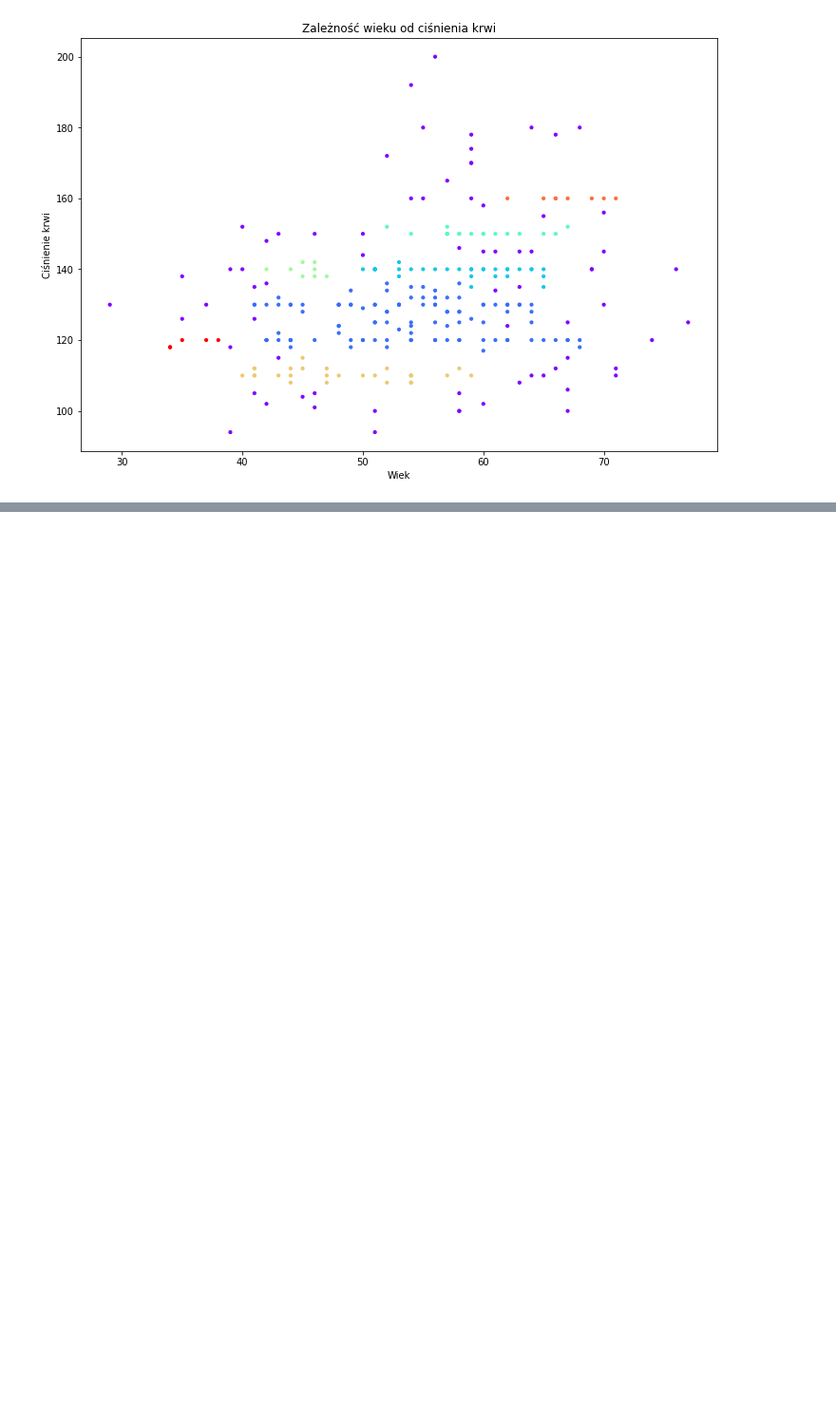
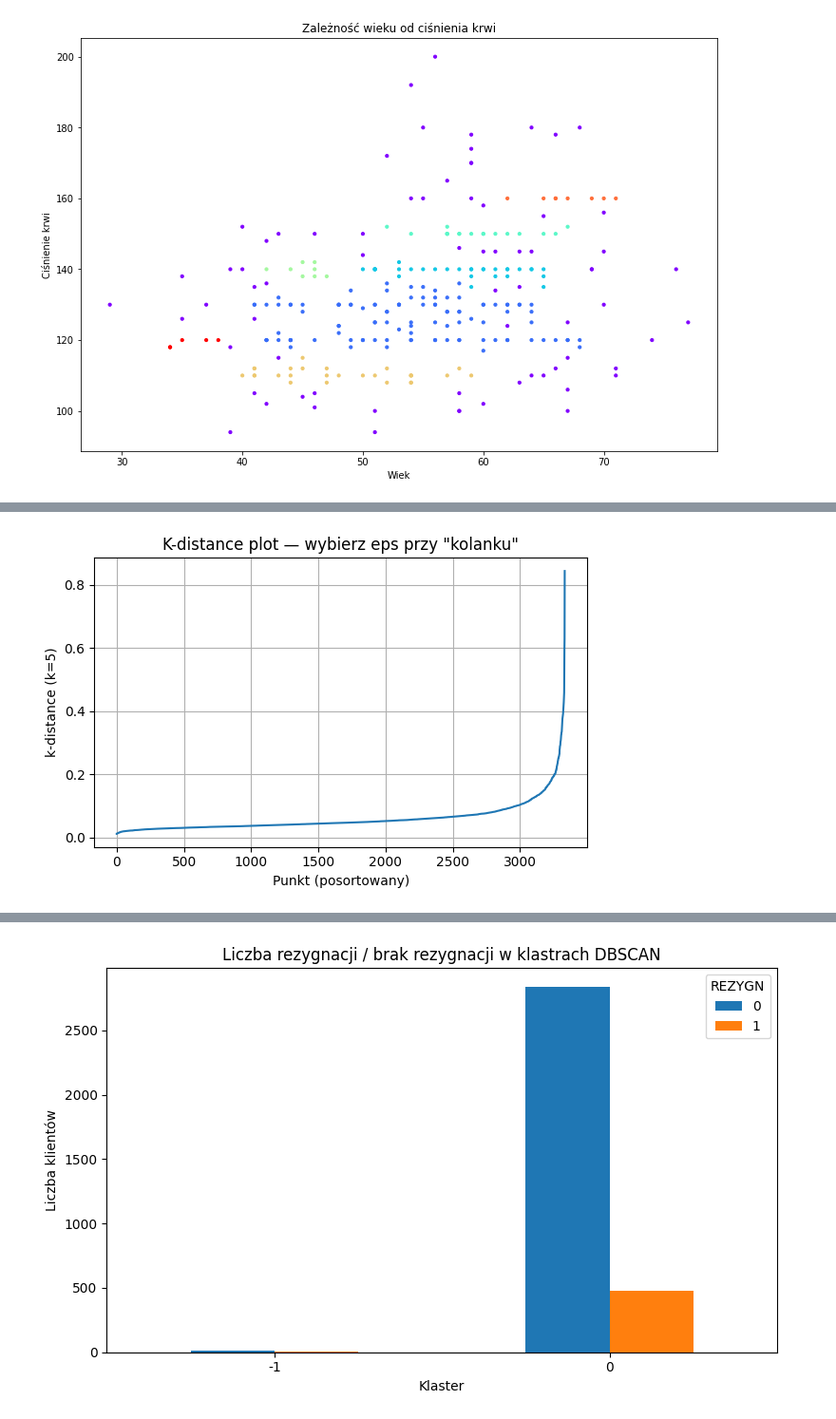
Before and after one commit to M3T1X1/UNIVERSITY, a Jupyter notebook: semester_5/data_exploration/praca_wlasna2/Grupowanie2025.ipynb, the cells around one changed output, grey strips where cells are left out. Shown at 95% size. Cells and saved outputs as stored; diff of their text form; code cells hidden in the pictures; blank space fills up the shorter version.

```diff
--- a/semester_5/data_exploration/praca_wlasna2/Grupowanie2025.ipynb
+++ b/semester_5/data_exploration/praca_wlasna2/Grupowanie2025.ipynb
@@ -767,11 +829,21 @@ Etykiety grup dla obiektów: [-1 -1  0  0 -1  0  0  4  1  2  1  1  3 -1  0 -1  3
 #5. Porównać otrzymane skupienia ze skupieniami uzyskanymi w Zadaniu 2 i 3 (czy coś je łączy).
 
 import pandas as pd
+import numpy as np
+import matplotlib.pyplot as plt
 from sklearn.cluster import DBSCAN
+from sklearn.preprocessing import StandardScaler
+from sklearn.neighbors import NearestNeighbors
+
+import pandas as pd
+import numpy as np
+import matplotlib.pyplot as plt
+from sklearn.cluster import DBSCAN
+from sklearn.preprocessing import StandardScaler
+from sklearn.neighbors import NearestNeighbors
 
 data = pd.read_csv('rezygnacje.csv')
 
-# tylko do KMeans
 data['SUMA_MINUT'] = (
     data['DZIEN_MIN'] +
     data['WIECZOR_MIN'] +
@@ -779,20 +851,74 @@ data['SUMA_MINUT'] = (
     data['MIEDZY_MIN']
 )
 
-
 data['SUMA_KASY'] = (
     data['DZIEN_OPLATA'] +
     data['WIECZ_OPLATA'] +
     data['NOC_OPLATA'] +
     data['MIEDZY_OPLATA']
 )
-X = data[['SUMA_MINUT','SUMA_KASY','REZYGN']]
 
+X = data[['SUMA_MINUT', 'SUMA_KASY', 'REZYGN']].copy()
 X.to_csv('zd4_pliczek.csv', index=False)
 
-print(X)
+X_DB = data[['SUMA_MINUT', 'SUMA_KASY']].values
 
-DB = DBSCAN(eps=3, min_samples=5, metric='euclidean')
+scaler = StandardScaler()
+X_scaled = scaler.fit_transform(X_DB)
 
-DB.fit(X)
+min_samples = 5
+nbrs = NearestNeighbors(n_neighbors=min_samples).fit(X_scaled)
+distances, indices = nbrs.kneighbors(X_scaled)
+k_distances = np.sort(distances[:, -1])
+plt.figure(figsize=(6,4))
+plt.plot(k_distances)
+plt.xlabel('Punkt')
+plt.ylabel(f'k-distance (k={min_samples})')
+plt.title('K-distance plot — wybierz eps przy "kolanku"')
+plt.grid(True)
+plt.tight_layout()
+plt.show()
+
+DB = DBSCAN(eps=0.3, min_samples=min_samples, metric='euclidean')
+labelki = DB.fit_predict(X_scaled)
+
+X['klaster'] = labelki
+
+n_clusters = len(set(labelki)) - (1 if -1 in labelki else 0)
+n_noise = int((labelki == -1).sum())
+print(f'Liczba klastrów (bez szumu): {n_clusters}')
+print(f'Liczba punktów szumu: {n_noise}')
+
+cluster_rezygn = X.groupby(['klaster', 'REZYGN']).size().unstack(fill_value=0)
+print('\nCrosstab (klaster x REZYGN):')
+print(cluster_rezygn)
+cluster_rezygn.to_csv('zad4_rezygn_podsumowanie.csv')
+
+ax = cluster_rezygn.plot(kind='bar', figsize=(8,5))
+ax.set_xlabel('Klaster')
+ax.set_ylabel('Liczba klientów')
+ax.set_title('Liczba rezygnacji / brak rezygnacji w klastrach DBSCAN')
+plt.xticks(rotation=0)
+plt.tight_layout()
+plt.show()
+
+plt.figure(figsize=(8,6))
+unique_labels = sorted(set(labelki))
+colors = plt.cm.tab10(np.linspace(0,1,len(unique_labels)))
+
+for lab, col in zip(unique_labels, colors):
+    mask = (labelki == lab)
+    if lab == -1:
+        plt.scatter(X.loc[mask, 'SUMA_MINUT'], X.loc[mask, 'SUMA_KASY'],
+                    c='k', s=20, label='Szum (-1)', alpha=0.6)
+    else:
+        plt.scatter(X.loc[mask, 'SUMA_MINUT'], X.loc[mask, 'SUMA_KASY'],
+                    c=[col], s=40, label=f'Klaster {lab}', edgecolors='k', alpha=0.7)
+
+plt.xlabel('SUMA_MINUT')
+plt.ylabel('SUMA_KASY')
+plt.title('DBSCAN: SUMA_MINUT vs SUMA_KASY')
+plt.legend()
+plt.tight_layout()
+plt.show()
 # %% [output]
@@ -812,0 +932 @@ DB.fit(X)
+[figure, added]
@@ -813,0 +941 @@ DBSCAN(eps=3)
+[figure, added]
```
Also changed, not shown: parts of 3 cells of this notebook, 6 other files.
